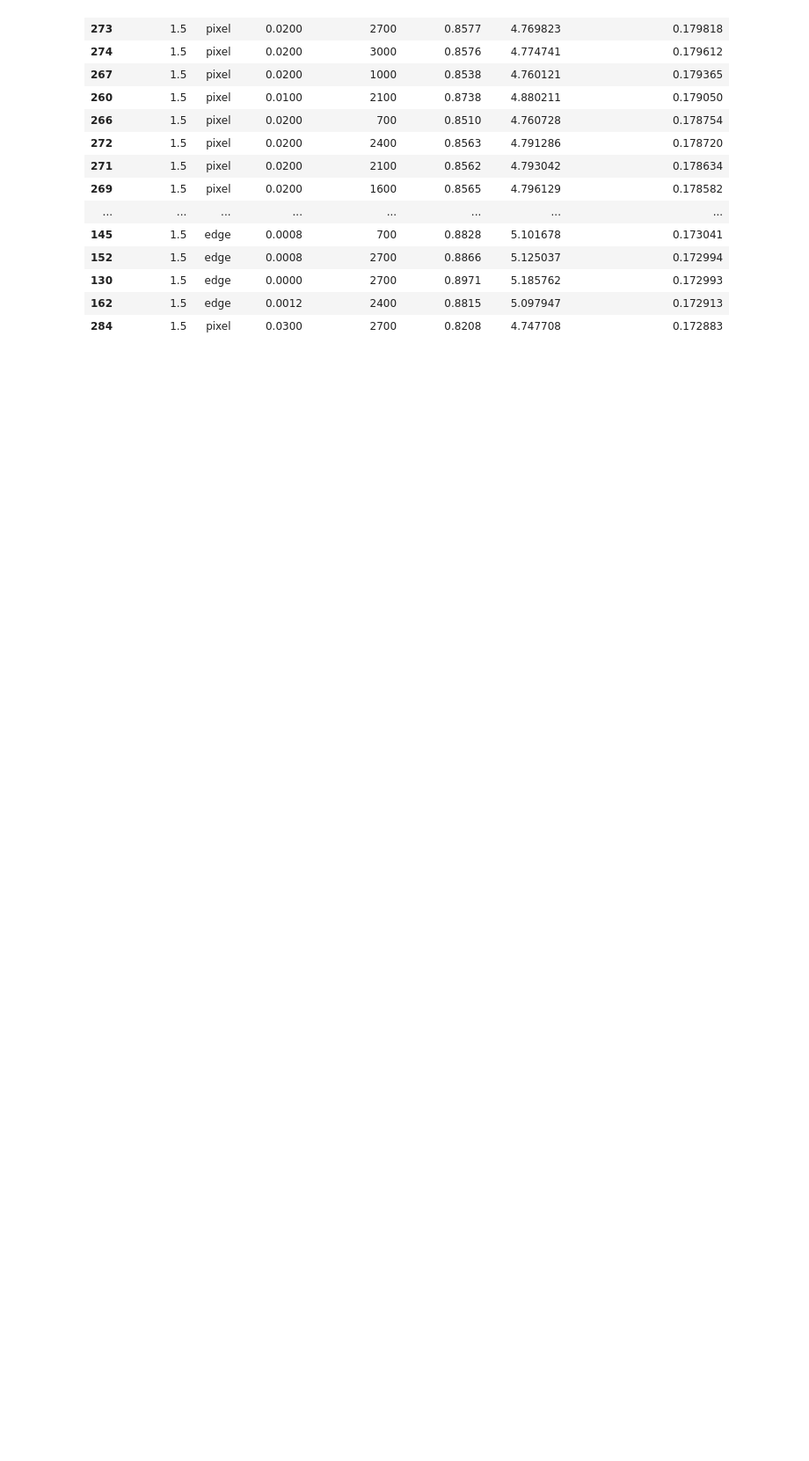
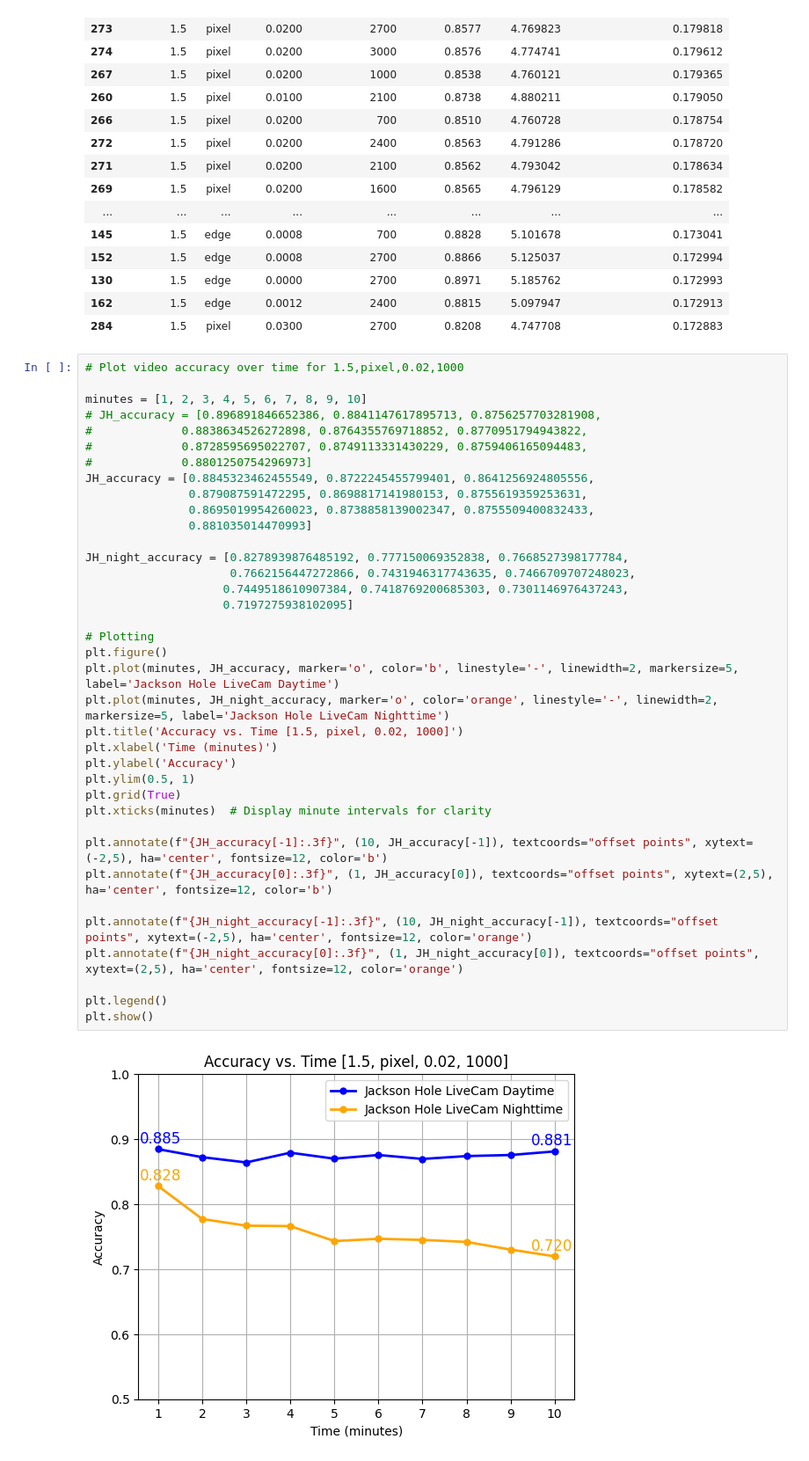
Before and after one commit to bencivjan/ecolens, a Jupyter notebook: viz/viz.ipynb, the cells around one changed output. Shown at 88% size. Saved outputs shown, nothing was run; the diff lists cells and outputs as text; blank space fills up the shorter version.

```diff
--- a/viz/viz.ipynb
+++ b/viz/viz.ipynb
@@ -230,3 +230,42 @@ Top 60 Configurations by Accuracy/Energy Ratio:
 | 130 | 1.5 | edge | 0.0000 | 2700 | 0.8971 | 5.185762 | 0.172993 |
 | 162 | 1.5 | edge | 0.0012 | 2400 | 0.8815 | 5.097947 | 0.172913 |
 | 284 | 1.5 | pixel | 0.0300 | 2700 | 0.8208 | 4.747708 | 0.172883 |
+# %%
+# Plot video accuracy over time for 1.5,pixel,0.02,1000
+
+minutes = [1, 2, 3, 4, 5, 6, 7, 8, 9, 10]
+# JH_accuracy = [0.896891846652386, 0.8841147617895713, 0.8756257703281908,
+#             0.8838634526272898, 0.8764355769718852, 0.8770951794943822,
+#             0.8728595695022707, 0.8749113331430229, 0.8759406165094483,
+#             0.8801250754296973]
+JH_accuracy = [0.8845323462455549, 0.8722245455799401, 0.8641256924805556,
+               0.879087591472295, 0.8698817141980153, 0.8755619359253631,
+               0.8695019954260023, 0.8738858139002347, 0.8755509400832433,
+               0.881035014470993]
+
+JH_night_accuracy = [0.8278939876485192, 0.777150069352838, 0.7668527398177784,
+                     0.7662156447272866, 0.7431946317743635, 0.7466709707248023,
+                    0.7449518610907384, 0.7418769200685303, 0.7301146976437243,
+                    0.7197275938102095]
+
+# Plotting
+plt.figure()
+plt.plot(minutes, JH_accuracy, marker='o', color='b', linestyle='-', linewidth=2, markersize=5, label='Jackson Hole LiveCam Daytime')
+plt.plot(minutes, JH_night_accuracy, marker='o', color='orange', linestyle='-', linewidth=2, markersize=5, label='Jackson Hole LiveCam Nighttime')
+plt.title('Accuracy vs. Time [1.5, pixel, 0.02, 1000]')
+plt.xlabel('Time (minutes)')
+plt.ylabel('Accuracy')
+plt.ylim(0.5, 1)
+plt.grid(True)
+plt.xticks(minutes)  # Display minute intervals for clarity
+
+plt.annotate(f"{JH_accuracy[-1]:.3f}", (10, JH_accuracy[-1]), textcoords="offset points", xytext=(-2,5), ha='center', fontsize=12, color='b')
+plt.annotate(f"{JH_accuracy[0]:.3f}", (1, JH_accuracy[0]), textcoords="offset points", xytext=(2,5), ha='center', fontsize=12, color='b')
+
+plt.annotate(f"{JH_night_accuracy[-1]:.3f}", (10, JH_night_accuracy[-1]), textcoords="offset points", xytext=(-2,5), ha='center', fontsize=12, color='orange')
+plt.annotate(f"{JH_night_accuracy[0]:.3f}", (1, JH_night_accuracy[0]), textcoords="offset points", xytext=(2,5), ha='center', fontsize=12, color='orange')
+
+plt.legend()
+plt.show()
+# %% [output]
+[figure, added]
```
Also changed, not shown: parts of 4 cells of this notebook, 1 other file.
